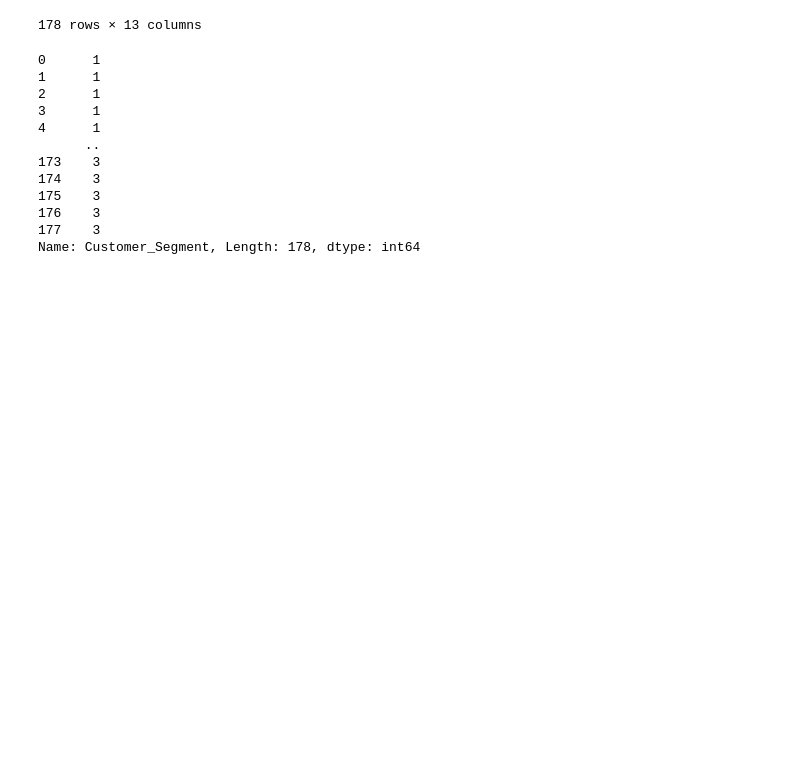
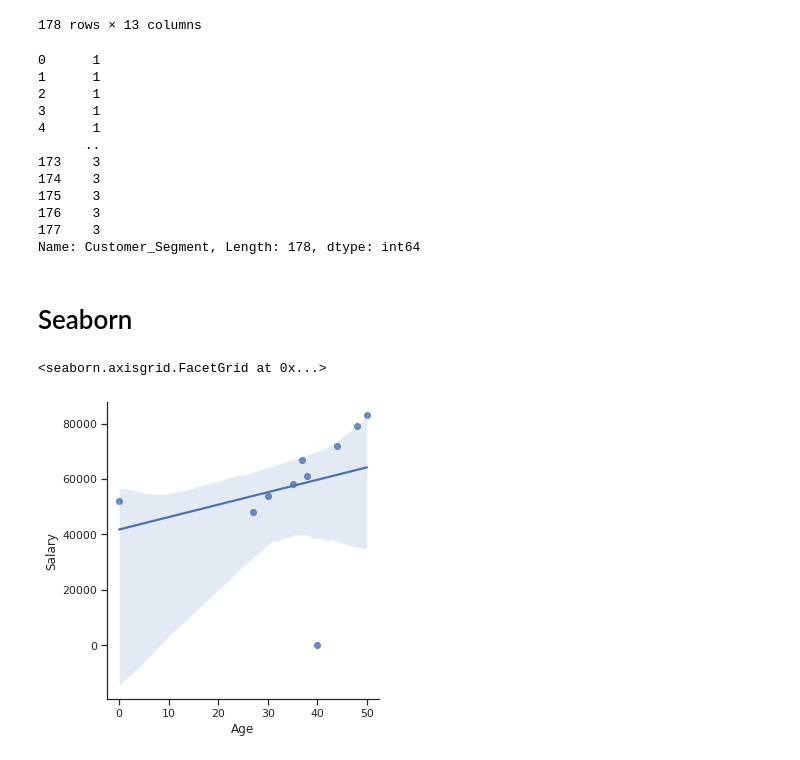
Before and after one commit to ekramasif/Basic-Machine-Learning, a Jupyter notebook: pd_np.ipynb, the cells around one changed output. Cells and saved outputs as stored; diff of their text form; code cells hidden in the pictures; blank space fills up the shorter version.

Commit message:
Seaborn added

```diff
--- a/pd_np.ipynb
+++ b/pd_np.ipynb
@@ -164,3 +164,21 @@ Name: Customer_Segment, Length: 178, dtype: int64
 # %%
 # Y = df1.iloc[:,13]
 # Y
+# %% [markdown]
+# Seaborn
+# %%
+# Import seaborn
+import seaborn as sns
+
+# Apply the default theme
+sns.set_theme(style="ticks")
+
+
+
+# Create a visualization
+sns.lmplot(x="Age", y="Salary", data=df)
+
+# sns.lineplot(x="Age", y="Salary", hue="region", style="event", data=df)
+# %% [output]
+<seaborn.axisgrid.FacetGrid at 0x...>
+[figure, added]
```
Also changed, not shown: parts of 2 cells of this notebook.
